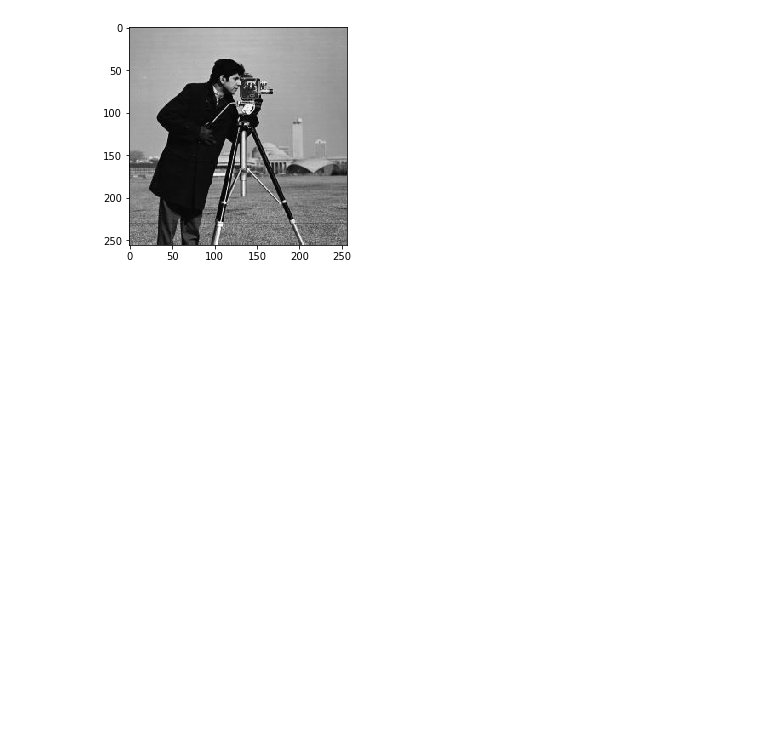
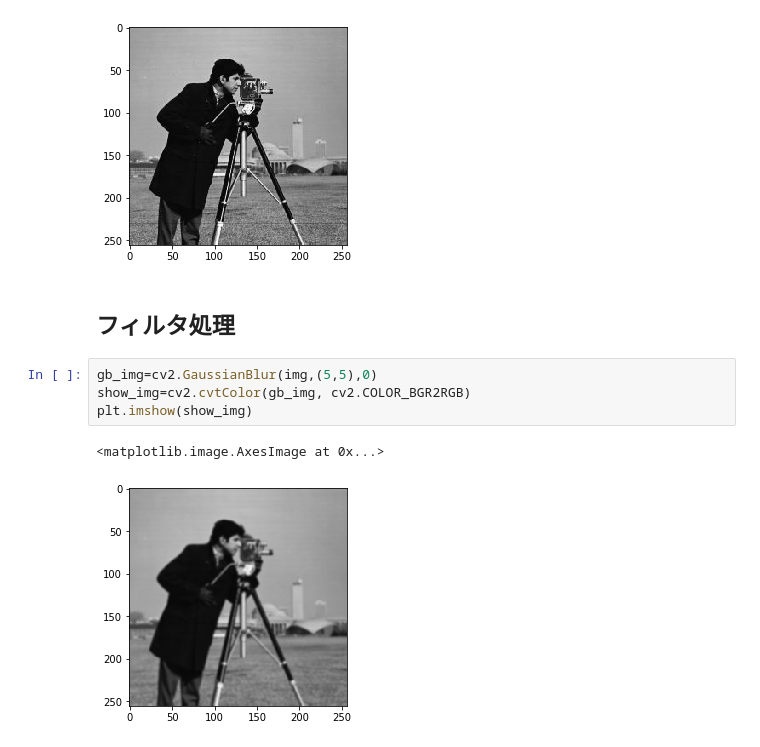
Before and after one commit to miyatada/opencv, a Jupyter notebook: OpenCV_ch2.ipynb, the cells around one changed output. Drawn from its saved outputs; the diff is of its cells as text; blank space fills up the shorter version.

```diff
--- a/OpenCV_ch2.ipynb
+++ b/OpenCV_ch2.ipynb
@@ -31,3 +31,12 @@ plt.imshow(show_img)
 # %% [output]
 <matplotlib.image.AxesImage at 0x...>
 [figure]
+# %% [markdown]
+## フィルタ処理
+# %%
+gb_img=cv2.GaussianBlur(img,(5,5),0)
+show_img=cv2.cvtColor(gb_img, cv2.COLOR_BGR2RGB)
+plt.imshow(show_img)
+# %% [output]
+<matplotlib.image.AxesImage at 0x...>
+[figure, added]
```
Also changed, not shown: parts of 9 cells of this notebook.
